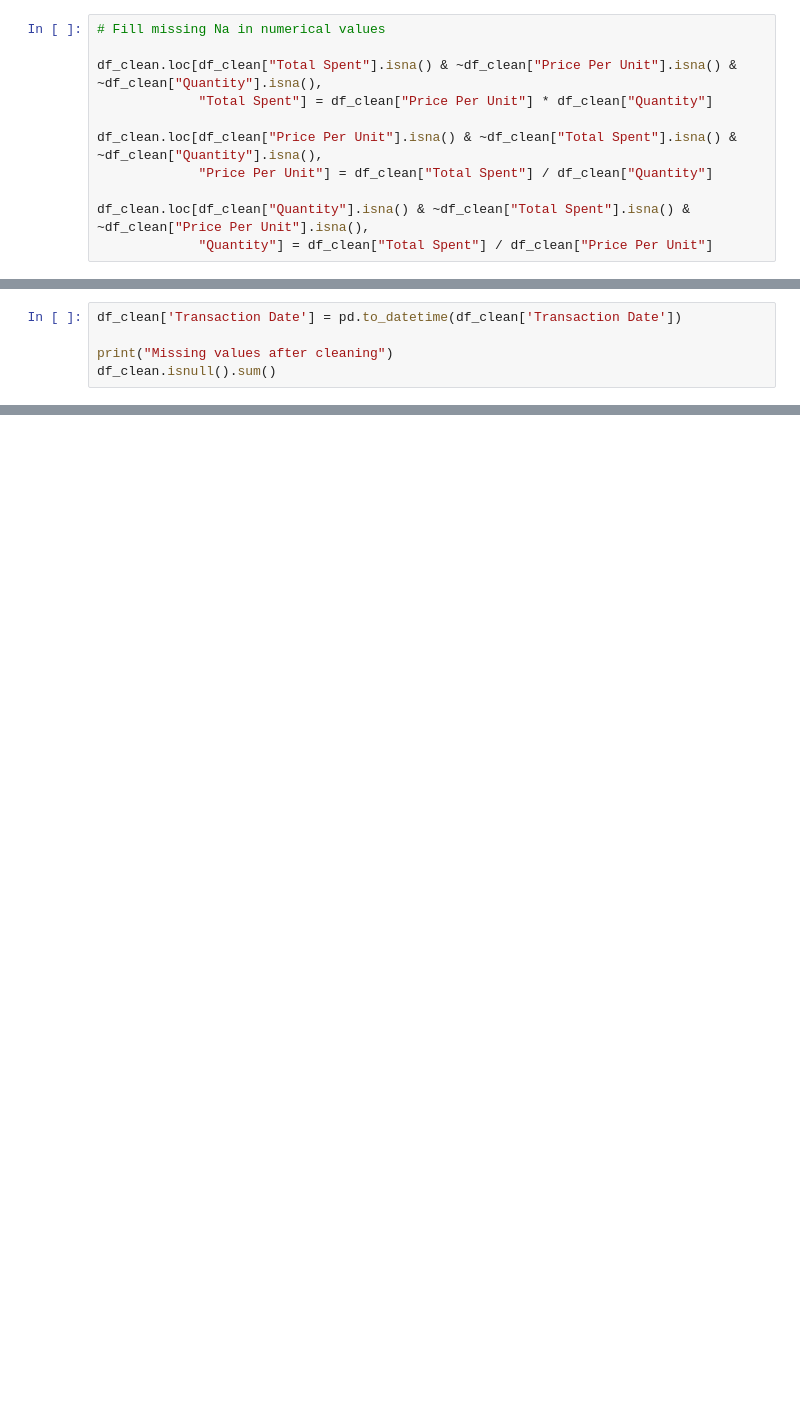
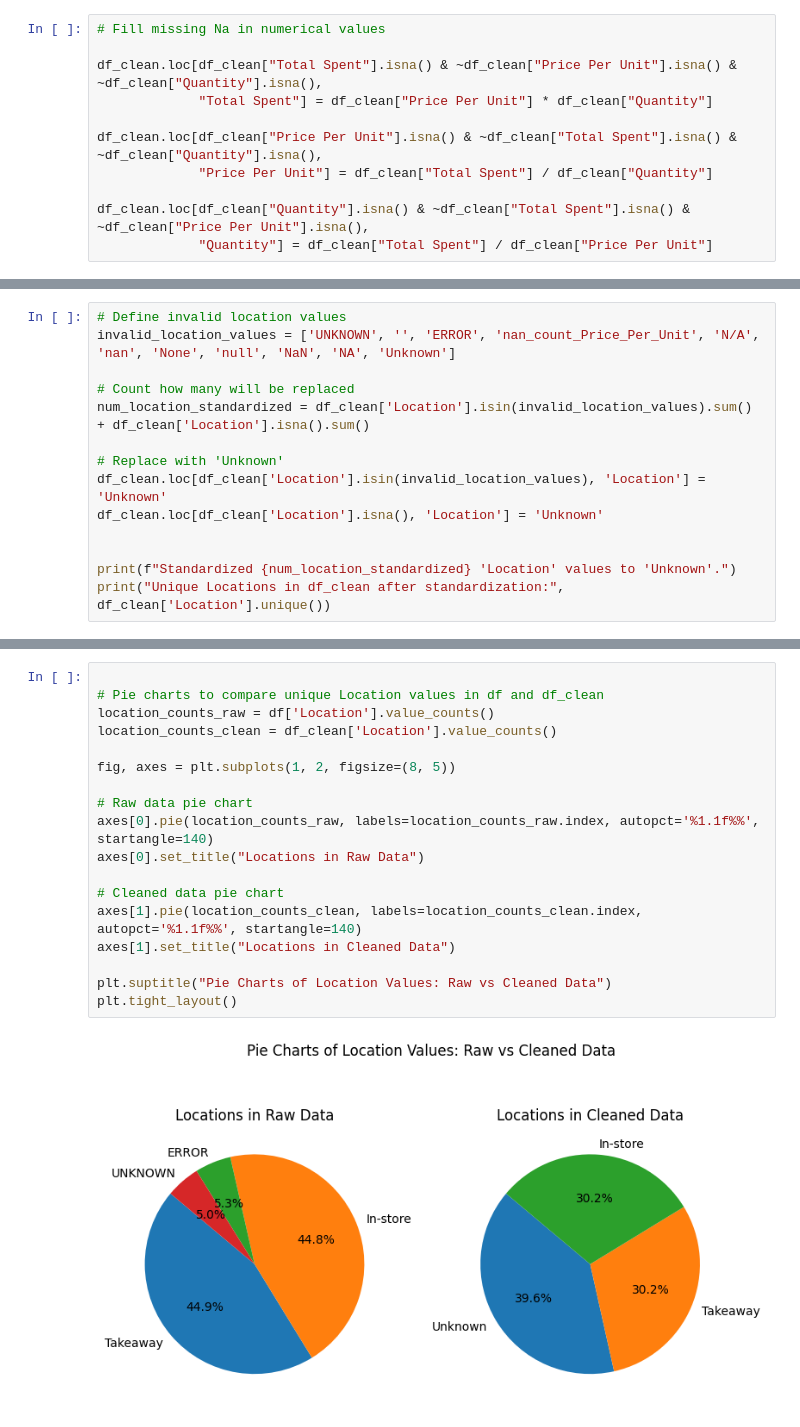
Before and after one commit to grymlin/Transaction_Data_Cleaning, a Jupyter notebook: notebooks/02_data_cleaning.ipynb, the cells around one changed output, grey strips where cells are left out. Drawn from its saved outputs; the diff is of its cells as text; blank space fills up the shorter version.

```diff
--- a/notebooks/02_data_cleaning.ipynb
+++ b/notebooks/02_data_cleaning.ipynb
@@ -177,5 +171,0 @@ Re-parse the 'Transaction Date' column to ensure all valid dates are in the corr
-# %%
-df_clean['Transaction Date'] = pd.to_datetime(df_clean['Transaction Date'])
-
-print("Missing values after cleaning")
-df_clean.isnull().sum()
@@ -247,0 +285,14 @@ Calculation validation: 9942/10000 rows correct
+# %%
+# Define invalid location values
+invalid_location_values = ['UNKNOWN', '', 'ERROR', 'nan_count_Price_Per_Unit', 'N/A', 'nan', 'None', 'null', 'NaN', 'NA', 'Unknown']
+
+# Count how many will be replaced
+num_location_standardized = df_clean['Location'].isin(invalid_location_values).sum() + df_clean['Location'].isna().sum()
+
+# Replace with 'Unknown'
+df_clean.loc[df_clean['Location'].isin(invalid_location_values), 'Location'] = 'Unknown'
+df_clean.loc[df_clean['Location'].isna(), 'Location'] = 'Unknown'
+
+
+print(f"Standardized {num_location_standardized} 'Location' values to 'Unknown'.")
+print("Unique Locations in df_clean after standardization:", df_clean['Location'].unique())
@@ -247,0 +306,20 @@ Calculation validation: 9942/10000 rows correct
+# %%
+
+# Pie charts to compare unique Location values in df and df_clean
+location_counts_raw = df['Location'].value_counts()
+location_counts_clean = df_clean['Location'].value_counts()
+
+fig, axes = plt.subplots(1, 2, figsize=(8, 5))
+
+# Raw data pie chart
+axes[0].pie(location_counts_raw, labels=location_counts_raw.index, autopct='%1.1f%%', startangle=140)
+axes[0].set_title("Locations in Raw Data")
+
+# Cleaned data pie chart
+axes[1].pie(location_counts_clean, labels=location_counts_clean.index, autopct='%1.1f%%', startangle=140)
+axes[1].set_title("Locations in Cleaned Data")
+
+plt.suptitle("Pie Charts of Location Values: Raw vs Cleaned Data")
+plt.tight_layout()
+# %% [output]
+[figure, added]
```
Also changed, not shown: parts of 55 cells of this notebook, 1 other file.
